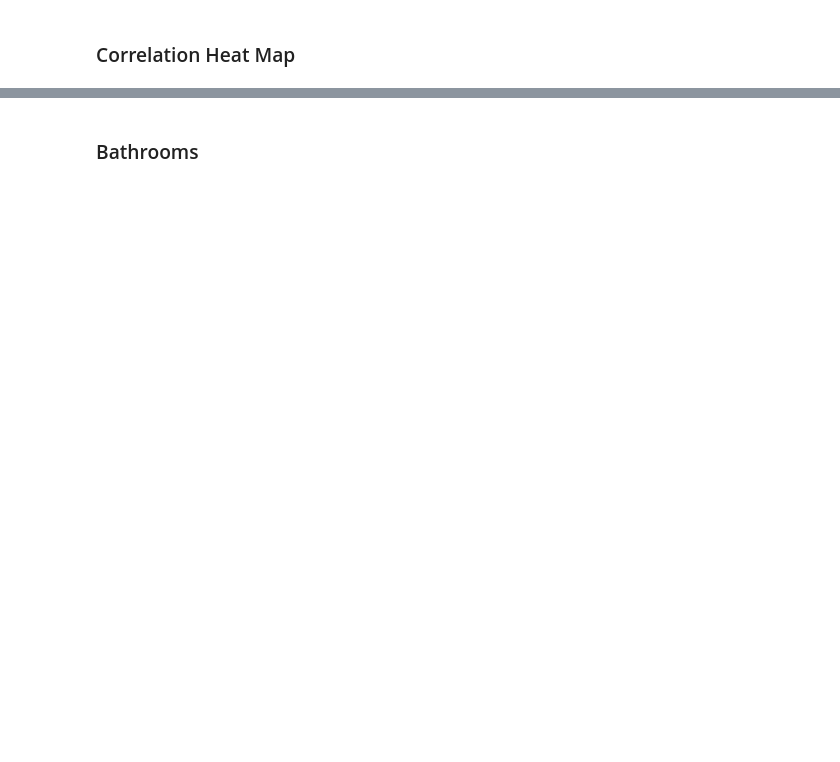
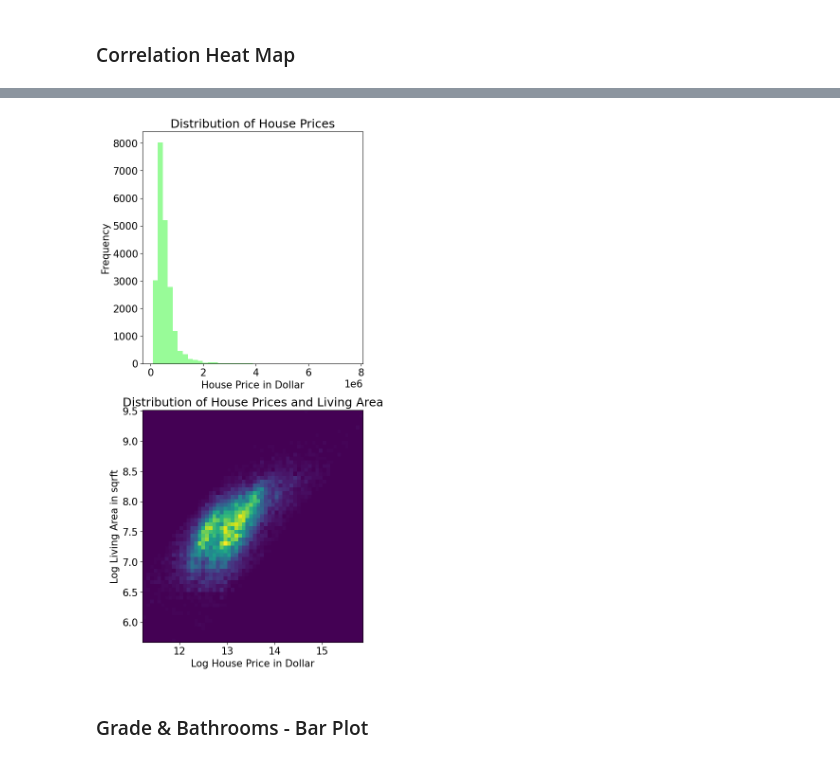
Before and after one commit to simonroebers/House_Sale_Prices, a Jupyter notebook: 1_EDA.ipynb, the cells around one changed output, grey strips where cells are left out. Saved outputs shown, nothing was run; the diff lists cells and outputs as text; code cells hidden in the pictures; blank space fills up the shorter version.

```diff
--- a/1_EDA.ipynb
+++ b/1_EDA.ipynb
@@ -156,2 +151,20 @@ plt.show()
+# %%
+fig = plt.figure(figsize=(6, 14))
+
+ax1 = fig.add_subplot(211)
+ax1.hist(df['price'], bins=40, color='palegreen')
+ax1.set_title('Distribution of House Prices')
+ax1.set_xlabel('House Price in Dollar')
+ax1.set_ylabel('Frequency')
+
+ax2 = fig.add_subplot(212)
+ax2.hist2d(np.log(df['price']), np.log(df['sqft_living']), bins=60)
+ax2.set_title('Distribution of House Prices and Living Area')
+ax2.set_xlabel('Log House Price in Dollar')
+ax2.set_ylabel('Log Living Area in sqrft')
+
+plt.show()
+# %% [output]
+[figure, added]
 # %% [markdown]
-### Bathrooms
+### Grade & Bathrooms - Bar Plot
```
Also changed, not shown: parts of 15 cells of this notebook.
